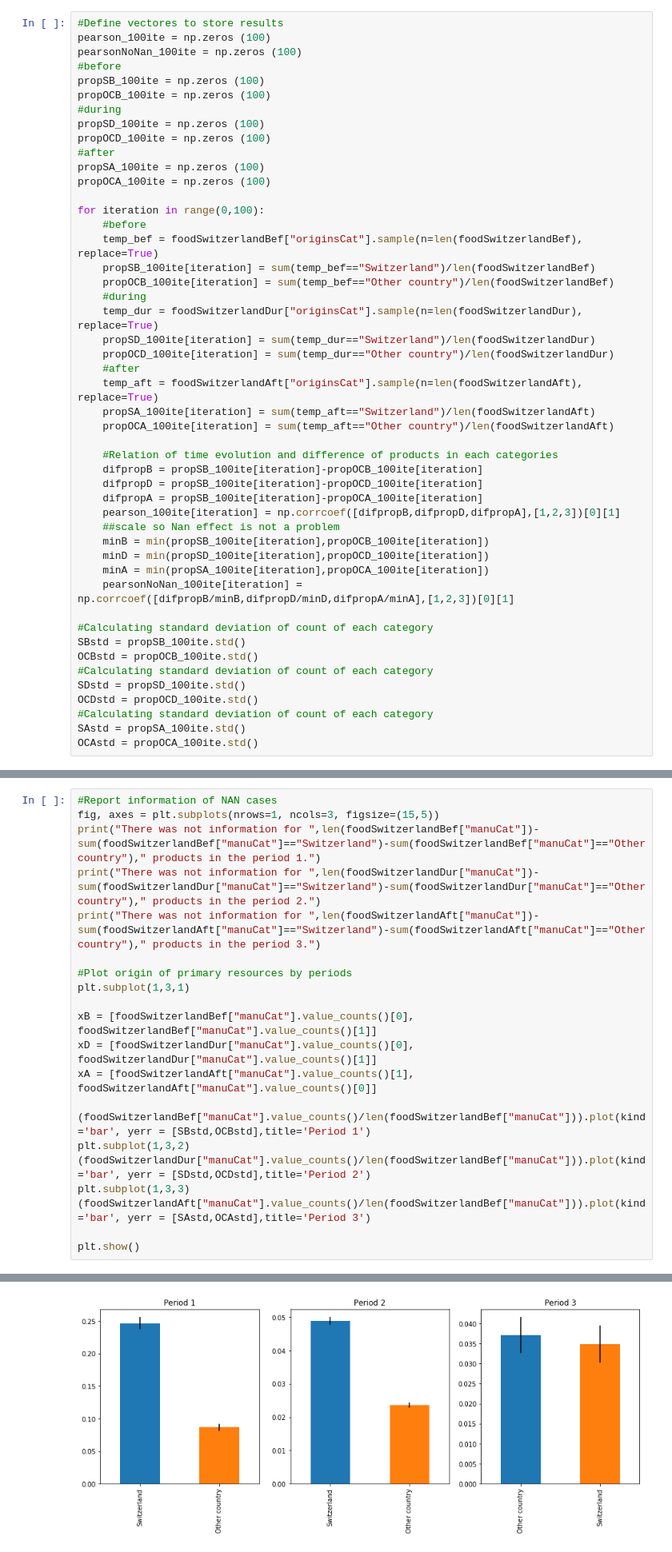
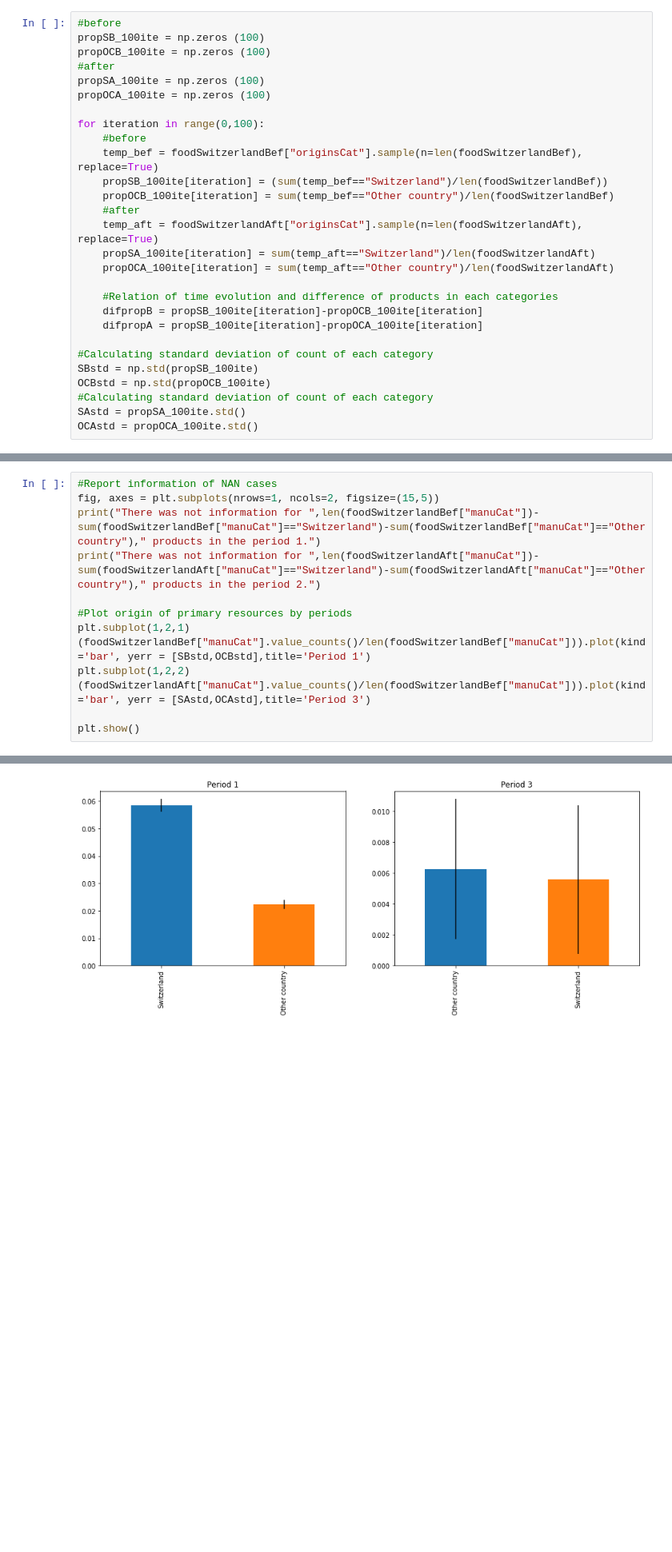
Before and after one commit to MrymZakani/ADA, a Jupyter notebook: LocalConsOverTime.ipynb, the cells around one changed output, grey strips where cells are left out. Shown at 80% size. Cells and saved outputs as stored; diff of their text form; blank space fills up the shorter version.

```diff
--- a/LocalConsOverTime.ipynb
+++ b/LocalConsOverTime.ipynb
@@ -116,15 +114,9 @@ Number of observations:  2034
 # %% [markdown]
 First, bootstrapping for include confidence intervals to results
 # %%
-#Define vectores to store results
-pearson_100ite = np.zeros (100)
-pearsonNoNan_100ite = np.zeros (100)
 #before
 propSB_100ite = np.zeros (100)
 propOCB_100ite = np.zeros (100)
-#during
-propSD_100ite = np.zeros (100)
-propOCD_100ite = np.zeros (100)
 #after
 propSA_100ite = np.zeros (100)
 propOCA_100ite = np.zeros (100)
@@ -132,12 +124,8 @@ propOCA_100ite = np.zeros (100)
 for iteration in range(0,100):
     #before
     temp_bef = foodSwitzerlandBef["originsCat"].sample(n=len(foodSwitzerlandBef), replace=True)
-    propSB_100ite[iteration] = sum(temp_bef=="Switzerland")/len(foodSwitzerlandBef)
+    propSB_100ite[iteration] = (sum(temp_bef=="Switzerland")/len(foodSwitzerlandBef))
     propOCB_100ite[iteration] = sum(temp_bef=="Other country")/len(foodSwitzerlandBef)
-    #during
-    temp_dur = foodSwitzerlandDur["originsCat"].sample(n=len(foodSwitzerlandDur), replace=True)
-    propSD_100ite[iteration] = sum(temp_dur=="Switzerland")/len(foodSwitzerlandDur)
-    propOCD_100ite[iteration] = sum(temp_dur=="Other country")/len(foodSwitzerlandDur)
     #after
     temp_aft = foodSwitzerlandAft["originsCat"].sample(n=len(foodSwitzerlandAft), replace=True)
     propSA_100ite[iteration] = sum(temp_aft=="Switzerland")/len(foodSwitzerlandAft)
@@ -145,21 +133,11 @@ for iteration in range(0,100):
 
     #Relation of time evolution and difference of products in each categories
     difpropB = propSB_100ite[iteration]-propOCB_100ite[iteration]
-    difpropD = propSB_100ite[iteration]-propOCD_100ite[iteration]
     difpropA = propSB_100ite[iteration]-propOCA_100ite[iteration]
-    pearson_100ite[iteration] = np.corrcoef([difpropB,difpropD,difpropA],[1,2,3])[0][1]
-    ##scale so Nan effect is not a problem
-    minB = min(propSB_100ite[iteration],propOCB_100ite[iteration])
-    minD = min(propSD_100ite[iteration],propOCD_100ite[iteration])
-    minA = min(propSA_100ite[iteration],propOCA_100ite[iteration])
-    pearsonNoNan_100ite[iteration] = np.corrcoef([difpropB/minB,difpropD/minD,difpropA/minA],[1,2,3])[0][1]
 
 #Calculating standard deviation of count of each category
-SBstd = propSB_100ite.std()
-OCBstd = propOCB_100ite.std()
-#Calculating standard deviation of count of each category
-SDstd = propSD_100ite.std()
-OCDstd = propOCD_100ite.std()
+SBstd = np.std(propSB_100ite)
+OCBstd = np.std(propOCB_100ite)
 #Calculating standard deviation of count of each category
 SAstd = propSA_100ite.std()
 OCAstd = propOCA_100ite.std()
@@ -264,22 +192,14 @@ SAstd = propSA_100ite.std()
 OCAstd = propOCA_100ite.std()
 # %%
 #Report information of NAN cases
-fig, axes = plt.subplots(nrows=1, ncols=3, figsize=(15,5))
+fig, axes = plt.subplots(nrows=1, ncols=2, figsize=(15,5))
 print("There was not information for ",len(foodSwitzerlandBef["manuCat"])-sum(foodSwitzerlandBef["manuCat"]=="Switzerland")-sum(foodSwitzerlandBef["manuCat"]=="Other country")," products in the period 1.")
-print("There was not information for ",len(foodSwitzerlandDur["manuCat"])-sum(foodSwitzerlandDur["manuCat"]=="Switzerland")-sum(foodSwitzerlandDur["manuCat"]=="Other country")," products in the period 2.")
-print("There was not information for ",len(foodSwitzerlandAft["manuCat"])-sum(foodSwitzerlandAft["manuCat"]=="Switzerland")-sum(foodSwitzerlandAft["manuCat"]=="Other country")," products in the period 3.")
+print("There was not information for ",len(foodSwitzerlandAft["manuCat"])-sum(foodSwitzerlandAft["manuCat"]=="Switzerland")-sum(foodSwitzerlandAft["manuCat"]=="Other country")," products in the period 2.")
 
 #Plot origin of primary resources by periods
-plt.subplot(1,3,1)
-
-xB = [foodSwitzerlandBef["manuCat"].value_counts()[0], foodSwitzerlandBef["manuCat"].value_counts()[1]]
-xD = [foodSwitzerlandDur["manuCat"].value_counts()[0], foodSwitzerlandDur["manuCat"].value_counts()[1]]
-xA = [foodSwitzerlandAft["manuCat"].value_counts()[1], foodSwitzerlandAft["manuCat"].value_counts()[0]]
-
+plt.subplot(1,2,1)
 (foodSwitzerlandBef["manuCat"].value_counts()/len(foodSwitzerlandBef["manuCat"])).plot(kind='bar', yerr = [SBstd,OCBstd],title='Period 1')
-plt.subplot(1,3,2)
-(foodSwitzerlandDur["manuCat"].value_counts()/len(foodSwitzerlandBef["manuCat"])).plot(kind='bar', yerr = [SDstd,OCDstd],title='Period 2')
-plt.subplot(1,3,3)
+plt.subplot(1,2,2)
 (foodSwitzerlandAft["manuCat"].value_counts()/len(foodSwitzerlandBef["manuCat"])).plot(kind='bar', yerr = [SAstd,OCAstd],title='Period 3')
 
 plt.show()
@@ -290 +209 @@ There was not information for  1869  products in the period 3.
-[figure, old version]
+[figure, new version]
```
Also changed, not shown: parts of 19 cells of this notebook.
